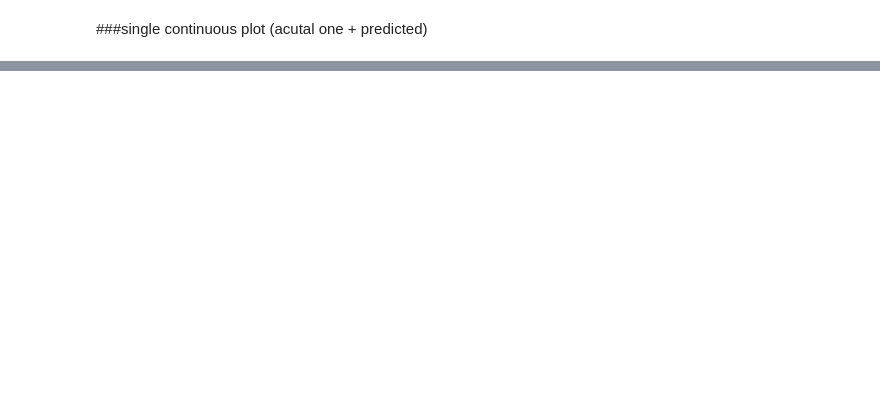
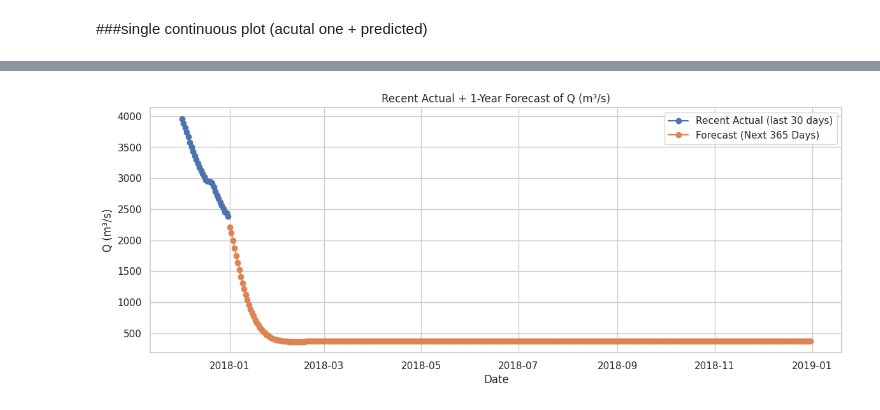
Before and after one commit to GVSU-CIS635/projects-outliers, a Jupyter notebook: LSTM_model.ipynb, the cells around one changed output, grey strips where cells are left out. Saved outputs shown, nothing was run; the diff lists cells and outputs as text; code cells hidden in the pictures; blank space fills up the shorter version.

```diff
--- a/LSTM_model.ipynb
+++ b/LSTM_model.ipynb
@@ -308,0 +387,15 @@ plt.show()
+# %%
+history_days = 30
+recent_actual = series[-history_days:]
+
+plt.figure(figsize=(14,5))
+plt.plot(recent_actual.index, recent_actual.values, label="Recent Actual (last 30 days)", marker='o')
+plt.plot(future_series.index, future_series.values, label="Forecast (Next 365 Days)", marker='o')
+plt.title("Recent Actual + 1-Year Forecast of Q (m³/s)")
+plt.xlabel("Date")
+plt.ylabel("Q (m³/s)")
+plt.legend()
+plt.grid(True)
+plt.show()
+# %% [output]
+[figure, added]
```
Also changed, not shown: parts of 17 cells of this notebook.
